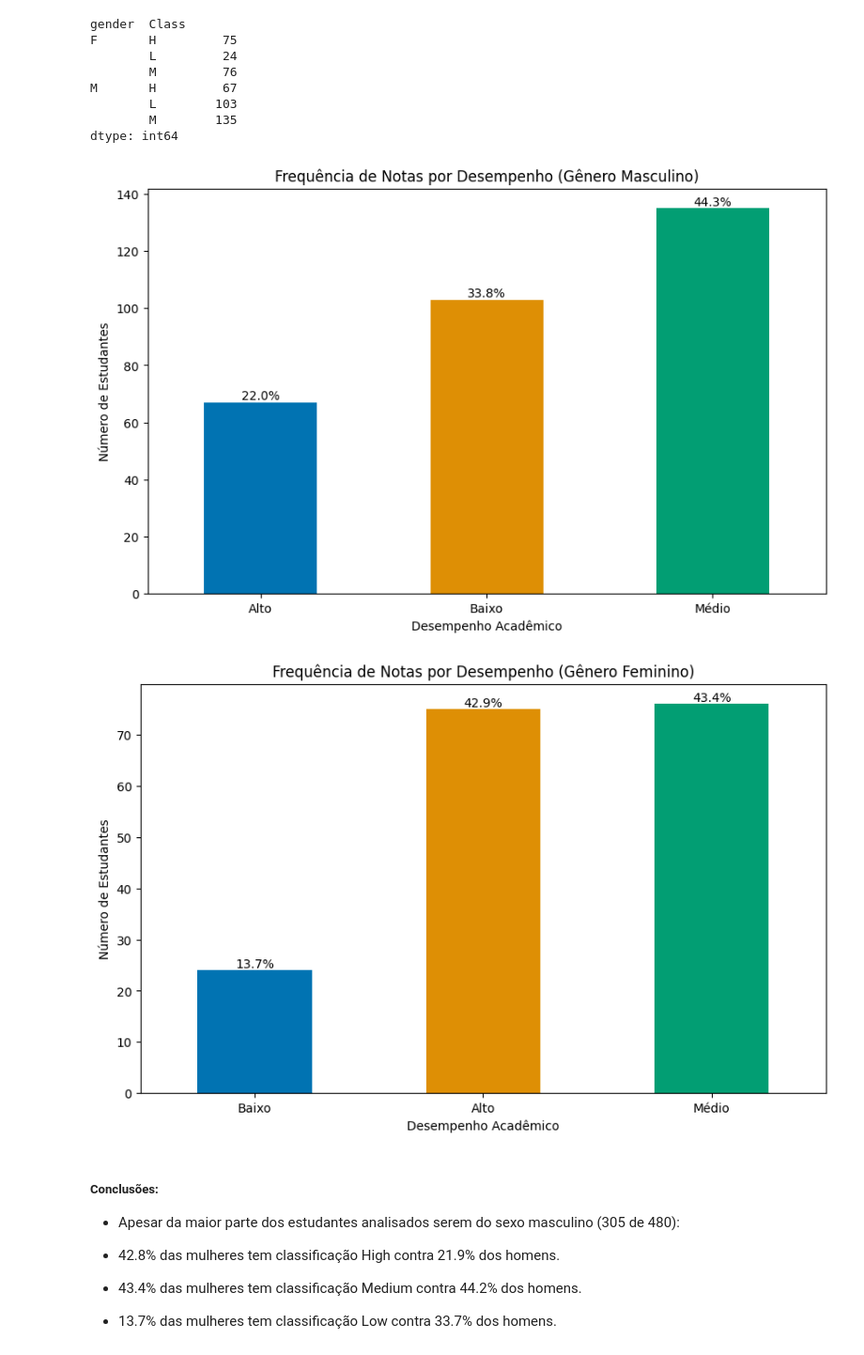
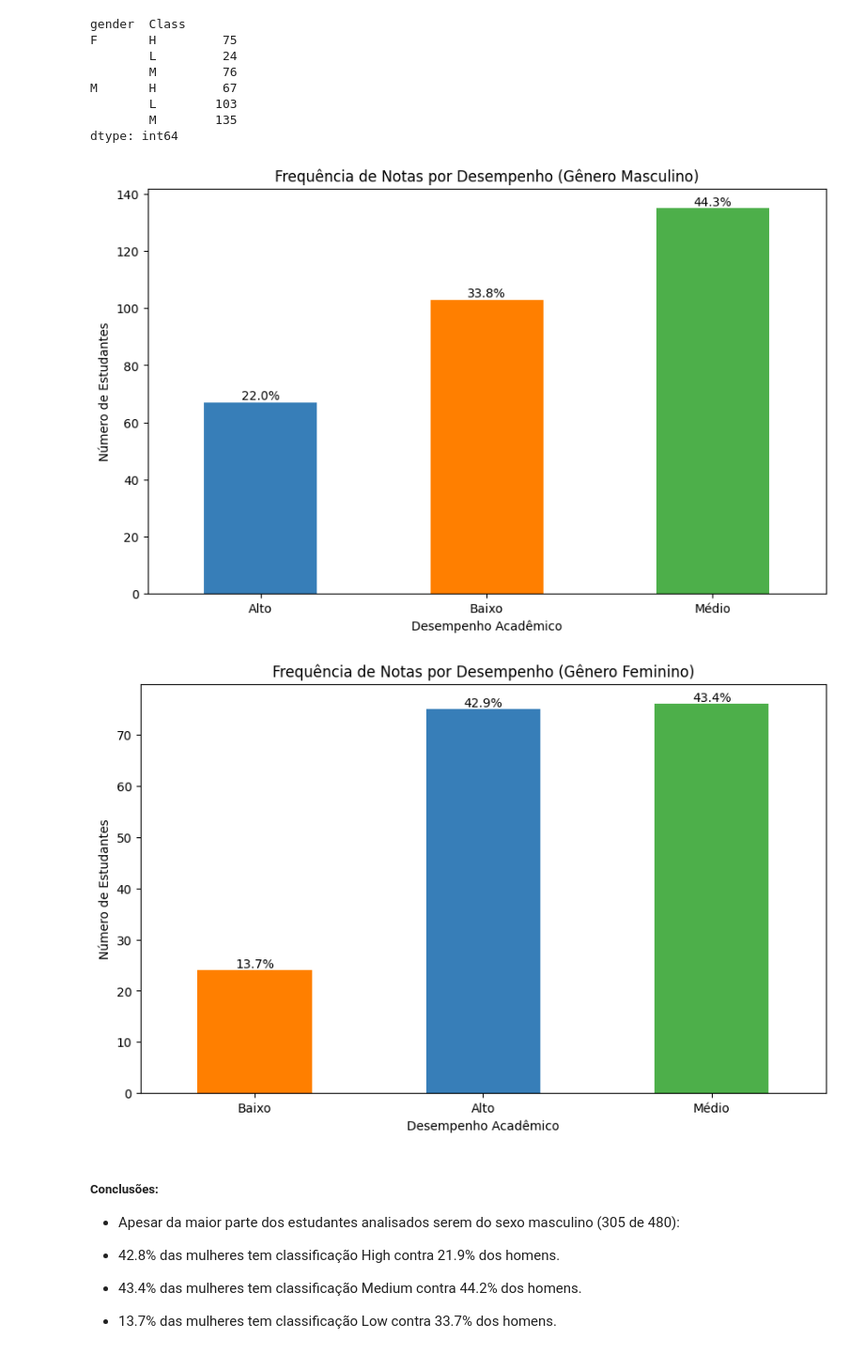
Before and after one commit to leticiaanobre/analise-exploratoria-estudantes, a Jupyter notebook: notebooks/01-exploratory_data_analysis.ipynb, the cells around one changed output. Shown at 94% size. Saved outputs shown, nothing was run; the diff lists cells and outputs as text; code cells hidden in the pictures.

Commit message:
Correção de detalhes cores colorblind (#4)

```diff
--- a/notebooks/01-exploratory_data_analysis.ipynb
+++ b/notebooks/01-exploratory_data_analysis.ipynb
@@ -159,6 +159,8 @@ M       H         67
         M        135
 dtype: int64
 # %%
+sns.set_palette("colorblind")
+
 # Calcular a frequência de notas por gênero e classe
 frequencia_notas_por_genero = df.groupby(['gender', 'Class']).size().unstack()
 
@@ -170,46 +172,48 @@ frequencia_genero_F = frequencia_notas_por_genero.loc['F']
 frequencia_genero_M = frequencia_genero_M.sort_values(ascending=True)
 frequencia_genero_F = frequencia_genero_F.sort_values(ascending=True)
 
-sns.set_palette("colorblind")
+# Definir cores para os rótulos
+cores_M = ['#377eb8', '#ff7f00', '#4daf4a']  # Correspondentes a ['Alto', 'Baixo', 'Médio']
+cores_F = ['#ff7f00', '#377eb8', '#4daf4a']  # Correspondentes a ['Baixo', 'Alto', 'Médio']
 
 # Criar um gráfico de barras para o gênero Masculino
 plt.figure(figsize=(10, 6))
-rótulos_barras_M = ['Alto', 'Baixo', 'Médio']  # Substitua pelos rótulos desejados
-ax = frequencia_genero_M.plot(kind='bar', color=sns.color_palette(), figsize=(10, 6))
+rótulos_barras_M = ['Alto', 'Baixo', 'Médio']
+ax = frequencia_genero_M.plot(kind='bar', color=cores_M, figsize=(10, 6))
 plt.xlabel('Desempenho Acadêmico')
 plt.ylabel('Número de Estudantes')
 plt.title('Frequência de Notas por Desempenho (Gênero Masculino)')
 plt.xticks(range(len(rótulos_barras_M)), rótulos_barras_M, rotation=0)
 
 # Adicionar porcentagens nas colunas
 total_M = frequencia_genero_M.sum()
 for i, val in enumerate(frequencia_genero_M):
     percentage = (val / total_M) * 100
     ax.text(i, val, f'{percentage:.1f}%', ha='center', va='bottom')
 
 # Mostrar o gráfico de barras para o gênero Masculino
 plt.show()
 
 # Criar um gráfico de barras para o gênero Feminino
 plt.figure(figsize=(10, 6))
-rótulos_barras_F = ['Baixo', 'Alto', 'Médio']  # Substitua pelos rótulos desejados
-ax = frequencia_genero_F.plot(kind='bar', color=sns.color_palette(), figsize=(10, 6))
+rótulos_barras_F = ['Baixo', 'Alto', 'Médio']
+ax = frequencia_genero_F.plot(kind='bar', color=cores_F, figsize=(10, 6))
 plt.xlabel('Desempenho Acadêmico')
 plt.ylabel('Número de Estudantes')
 plt.title('Frequência de Notas por Desempenho (Gênero Feminino)')
 plt.xticks(range(len(rótulos_barras_F)), rótulos_barras_F, rotation=0)
 
 # Adicionar porcentagens nas colunas
 total_F = frequencia_genero_F.sum()
 for i, val in enumerate(frequencia_genero_F):
     percentage = (val / total_F) * 100
     ax.text(i, val, f'{percentage:.1f}%', ha='center', va='bottom')
 
 # Mostrar o gráfico de barras para o gênero Feminino
 plt.show()
 # %% [output]
-[figure, old version]
+[figure, new version]
-[figure, old version]
+[figure, new version]
 # %% [markdown]
 ##### Conclusões:
 * Apesar da maior parte dos estudantes analisados serem do sexo masculino (305 de 480):
```
